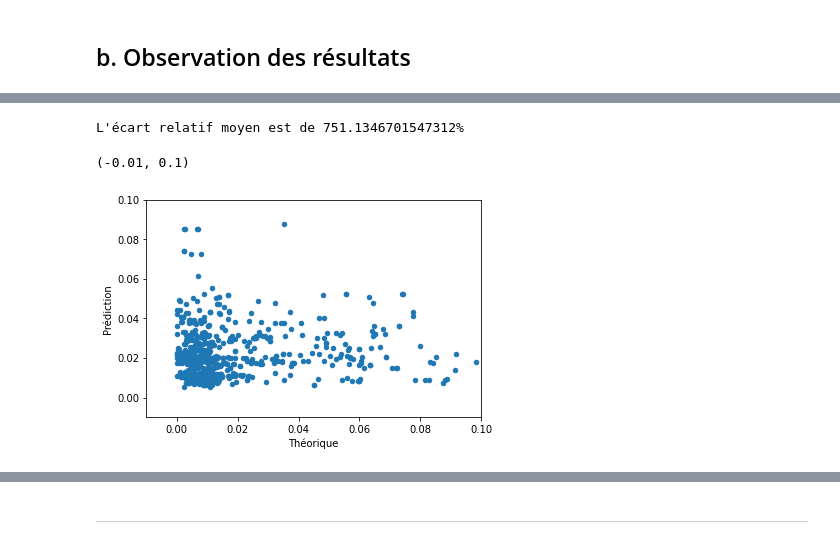
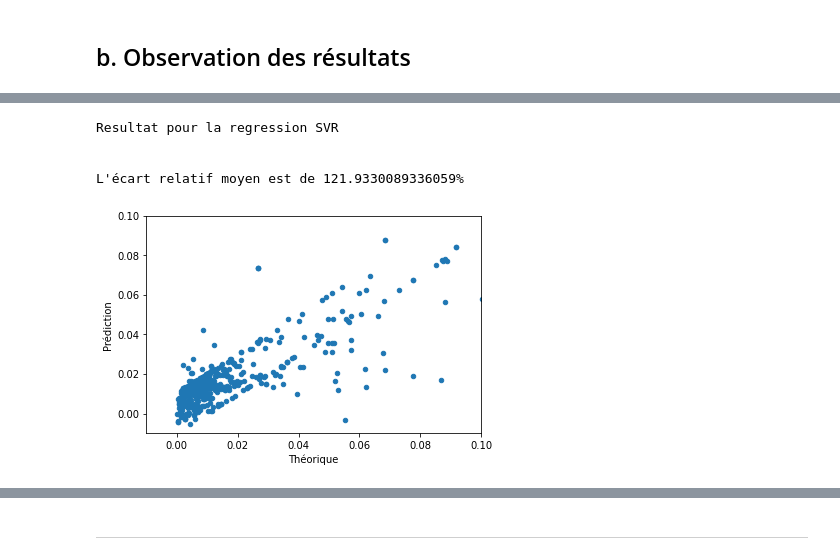
Before and after one commit to Rxzh/PD, a Jupyter notebook: Architecture réseaux de neurones.ipynb, the cells around one changed output, grey strips where cells are left out. Cells and saved outputs as stored; diff of their text form; code cells hidden in the pictures.

```diff
--- a/Architecture réseaux de neurones.ipynb
+++ b/Architecture réseaux de neurones.ipynb
@@ -294,0 +361,10 @@ Précision sur les données de test (MSE): 0.006241211201995611
+# %%
+#GAUSS
+
+from sklearn.gaussian_process import GaussianProcessRegressor
+from sklearn.gaussian_process.kernels import DotProduct, WhiteKernel
+
+kernel = DotProduct() + WhiteKernel()
+gpr = GaussianProcessRegressor(kernel=kernel,random_state=0)
+gpr.fit(X_train, y_train)
+gpr.score(X_test, y_test)
@@ -294,0 +373,6 @@ Précision sur les données de test (MSE): 0.006241211201995611
+# %%
+#SVR
+from sklearn.svm import SVR
+regr = SVR(C=.4, epsilon=0.01)
+regr.fit(X_train, y_train)
+regr.score(X_test, y_test)
@@ -300,9 +407,20 @@ def ecart_relatif(row) :
     préd = row['Prédiction']
     return abs(théo - préd) / théo
 # %%
-prediction = pd.DataFrame(data= model.predict(X_test) ,columns=['Prédiction'])
-théorique = pd.DataFrame(data= y_test ,columns=['Théorique'])
-prediction, théorique = prediction.reset_index() , théorique.reset_index()
+def ViewResults(model, X_test, y_test):
+    prediction = pd.DataFrame(data= model.predict(X_test) ,columns=['Prédiction'])
+    théorique = pd.DataFrame(data= y_test ,columns=['Théorique'])
+    prediction, théorique = prediction.reset_index() , théorique.reset_index()
 
-results = pd.merge(théorique, prediction, on = 'index').drop(columns=['index'])
-results["Ecart_relatif"] = results.apply(ecart_relatif,axis=1)
+    results = pd.merge(théorique, prediction, on = 'index').drop(columns=['index'])
+    results["Ecart_relatif"] = results.apply(ecart_relatif,axis=1)
+
+    results.sort_values('Ecart_relatif',inplace=True)
+
+    #print(results.tail(20))
+
+    print("\n\nL'écart relatif moyen est de " + str(results["Ecart_relatif"].mean() * 100) + "%")
+
+    results.plot.scatter("Théorique","Prédiction")
+    plt.xlim(-.01,.1)
+    plt.ylim(-.01,.1)
@@ -327,4 +426,0 @@ results
-# %%
-print("L'écart relatif moyen est de " + str(results["Ecart_relatif"].mean() * 100) + "%")
-# %% [output]
-L'écart relatif moyen est de 751.1346701547312%
@@ -335,7 +427,9 @@ results.sort_values('Ecart_relatif',inplace=True)
-# %%
-results.plot.scatter("Théorique","Prédiction")
-plt.xlim(-.01,.1)
-plt.ylim(-.01,.1)
-# %% [output]
-(-0.01, 0.1)
-[figure, removed]
+# %%
+print('Resultat pour la regression SVR')
+ViewResults(regr, X_test, y_test)
+# %% [output]
+Resultat pour la regression SVR
+
+
+L'écart relatif moyen est de 121.9330089336059%
+[figure, added]
```
Also changed, not shown: parts of 56 cells of this notebook.
